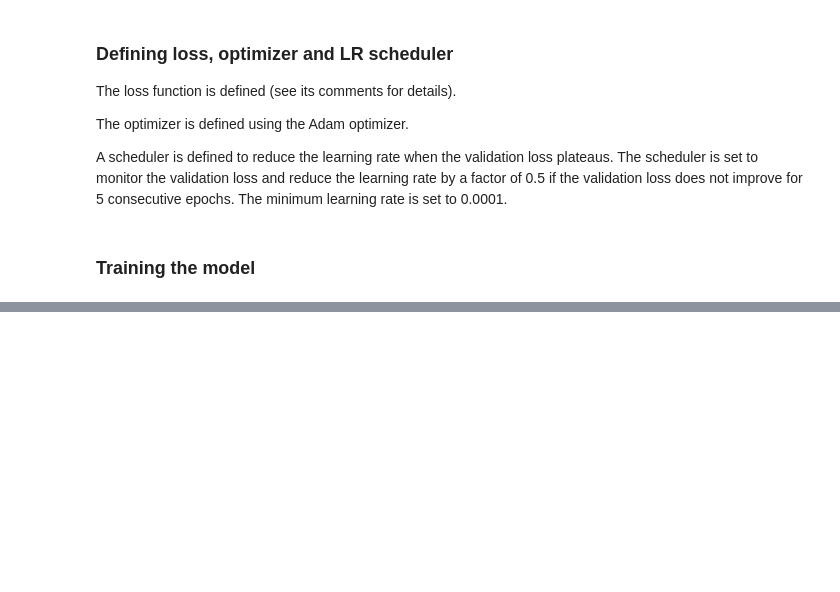
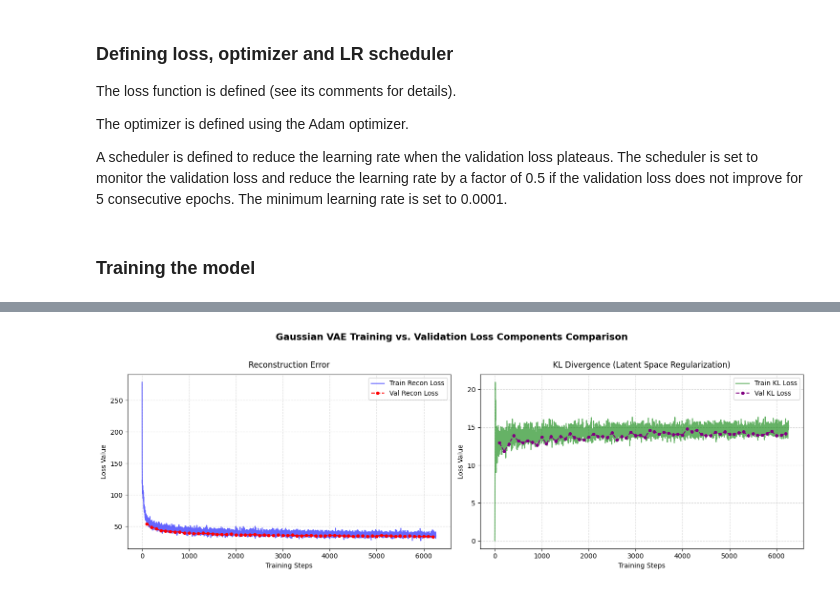
Before and after one commit to arturo-olvrs/VAE-MINST, a Jupyter notebook: vae-minst.ipynb, the cells around one changed output, grey strips where cells are left out. Saved outputs shown, nothing was run; the diff lists cells and outputs as text; code cells hidden in the pictures; blank space fills up the shorter version.

```diff
--- a/vae-minst.ipynb
+++ b/vae-minst.ipynb
@@ -282,7 +207,14 @@ testloader  = DataLoader(test_dataset,  batch_size=BATCH_SIZE_VAL,      shuffle=
 The model created in `vae.py` is used to create the Variational Autoencoder (VAE) model.
 If possible, the model is moved to the GPU for faster training.
 # %%
-model = VAE().to(device)
+LATENT_DIM = 10
+
+gaussian_encoder = GaussianEncoder(input_dim=NEW_WIDTH*NEW_HEIGHT, hidden_dim=512, latent_dim=LATENT_DIM)
+gaussian_decoder    = GaussianDecoder   (latent_dim=LATENT_DIM, hidden_dim=512, output_dim=NEW_WIDTH*NEW_HEIGHT)
+bernoulli_decoder  = BernoulliDecoder  (latent_dim=LATENT_DIM, hidden_dim=512, output_dim=NEW_WIDTH*NEW_HEIGHT)
+
+gaussian_vae    = VAE(gaussian_encoder, gaussian_decoder).to(device)
+bernoulli_vae  = VAE(gaussian_encoder, bernoulli_decoder).to(device)
 # %% [markdown]
 ### Defining loss, optimizer and LR scheduler
 
@@ -322,8 +285,13 @@ def vae_loss_function(x, mu_latent, log_var_latent, mu_reconstruction, std_recon
 # %%
-optimizer = torch.optim.Adam(model.parameters(), lr=0.002)
-scheduler = torch.optim.lr_scheduler.ReduceLROnPlateau(
-    optimizer, mode='min', factor=0.5, patience=5, threshold=0.001, min_lr=0.0001
+optimizer_gaussian = torch.optim.Adam(gaussian_vae.parameters(), lr=0.002)
+scheduler_gaussian = torch.optim.lr_scheduler.ReduceLROnPlateau(
+    optimizer_gaussian, mode='min', factor=0.5, patience=5, threshold=0.001, min_lr=0.0001
 )
+
+optimizer_bernoulli = torch.optim.Adam(bernoulli_vae.parameters(), lr=0.002)
+scheduler_bernoulli = torch.optim.lr_scheduler.ReduceLROnPlateau(
+    optimizer_bernoulli, mode='min', factor=0.5, patience=5, threshold=0.001, min_lr=0.0001
+)
 # %% [markdown]
 ### Training the model
 # %%
@@ -521,0 +436,60 @@ plt.show()
+# %%
+gaussian_vae.eval()
+bernoulli_vae.eval()
+
+
+def plot_loss_components(history, model_name="VAE"):
+    """
+    Plots the training and validation loss components (Reconstruction Loss and KL Divergence) for a given VAE model.
+
+    Parameters:
+    - history: The corresponding history dictionary returned by the train_model function.
+    - model_name: Name of the model (for title purposes).
+    """
+
+
+    fig, (ax1, ax2) = plt.subplots(1, 2, figsize=(15, 5), dpi=100)
+    fig.suptitle(f'{model_name} Training vs. Validation Loss Components Comparison', fontsize=14, fontweight='bold', y=1.02)
+
+    # ---------------------------------------------------------------------
+    # LEFT PLOT: Reconstruction Loss (Train vs. Validation)
+    # ---------------------------------------------------------------------
+    # Continuous line for frequent training steps
+    ax1.plot(history['total_steps_counter'], history['train_recon_loss'],
+            color='blue', alpha=0.6, label='Train Recon Loss')
+
+    # Dashed line with markers for periodic validation steps
+    ax1.plot(history['periodic_val_steps'], history['periodic_val_recon_loss'],
+            color='red', linestyle='--', marker='o', markersize=4, label='Val Recon Loss')
+
+    ax1.set_title('Reconstruction Error', fontsize=12, pad=10)
+    ax1.set_xlabel('Training Steps', fontsize=10)
+    ax1.set_ylabel('Loss Value', fontsize=10)
+    ax1.grid(True, linestyle='--', alpha=0.5)
+    ax1.legend(loc='upper right')
+
+    # ---------------------------------------------------------------------
+    # RIGHT PLOT: KL Divergence Loss (Train vs. Validation)
+    # ---------------------------------------------------------------------
+    # Continuous line for frequent training steps
+    ax2.plot(history['total_steps_counter'], history['train_kl_loss'],
+            color='green', alpha=0.6, label='Train KL Loss')
+
+    # Dashed line with markers for periodic validation steps
+    ax2.plot(history['periodic_val_steps'], history['periodic_val_kl_loss'],
+            color='purple', linestyle='--', marker='o', markersize=4, label='Val KL Loss')
+
+    ax2.set_title('KL Divergence (Latent Space Regularization)', fontsize=12, pad=10)
+    ax2.set_xlabel('Training Steps', fontsize=10)
+    ax2.set_ylabel('Loss Value', fontsize=10)
+    ax2.grid(True, linestyle='--', alpha=0.5)
+    ax2.legend(loc='upper right')
+
+    # Adjust layout to prevent overlapping text
+    plt.tight_layout()
+    plt.show()
+
+plot_loss_components(gaussian_vae_history,      model_name="Gaussian VAE")
+plot_loss_components(bernoulli_vae_history,     model_name="Bernoulli VAE")
+# %% [output]
+[figure, added]
```
Also changed, not shown: parts of 26 cells of this notebook, 1 other file.
